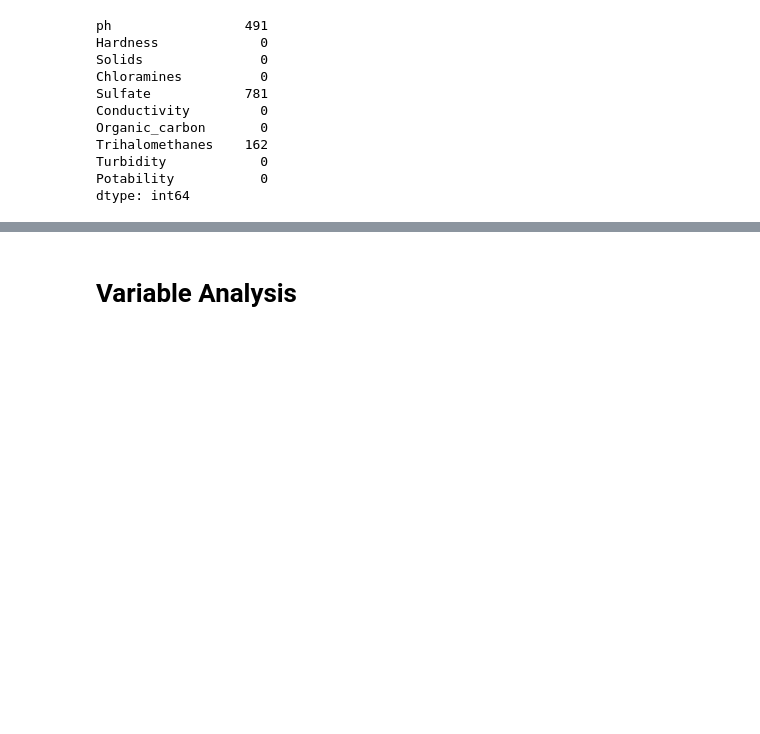
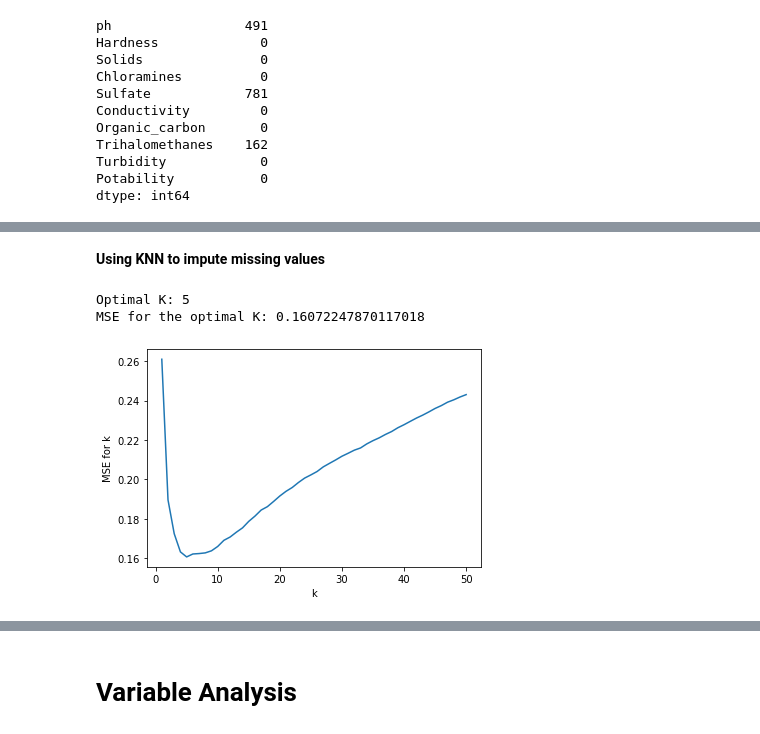
Before and after one commit to catherineerickson/STAT-303-3-Project, a Jupyter notebook: Project EDA.ipynb, the cells around one changed output, grey strips where cells are left out. Drawn from its saved outputs; the diff is of its cells as text; code cells hidden in the pictures; blank space fills up the shorter version.

```diff
--- a/Project EDA.ipynb
+++ b/Project EDA.ipynb
@@ -121,0 +134,2 @@ df.describe()
+# %% [markdown]
+**Using KNN to impute missing values**
@@ -121,0 +143,56 @@ df.describe()
+# %%
+MSE_whole_data = []
+#Iterate over the potential optimal values of the hyperparameter 'k' of the KNN algorithm
+for k in range(1, 51):
+    #Impute the missing values of X_scaled (5380 rows, 765 columns) with the 'k' under consideration
+    #Let us call the imputed dataset as 'X_imputed_k'. This dataset has no missing values.
+    imputer = KNNImputer(n_neighbors=k)
+    X_imputed_k = imputer.fit_transform(X_scaled)
+    X_imputed_k = pd.DataFrame(X_imputed_k, columns=X_scaled.columns)
+    MSE_multiplied = []
+    MSE = []
+    #Iterate over each predictor in the data
+    for predictor in X_scaled.columns:
+        #If there are no missing values in 'predictor', skip the lines below, and continue with the next predictor
+        if X_scaled[predictor].isna().sum() == 0:
+            continue
+        #Remove the observations from 'X_imputed_k', where the 'predictor' has actual missing values.
+        #We don't know the true values of those observations for the 'predictor' column, and hence cannot
+        #compute the cross-validation error on them. Let the dataframe with the removed observations be
+        #X_imputed_non_missing_k
+        missing_mask = X_scaled[predictor].isna()
+        X_imputed_non_missing_k = X_imputed_k.loc[~missing_mask, :]
+        #Similarly, remove the observations that have missing values in 'predictor' and call the
+        #resulting Series as 'predictor_nonmissing'
+        predictor_nonmissing = X_scaled.loc[~missing_mask, predictor]
+        #Consider 'predictor_nonmissing' as the response, and 'X_imputed_non_missing_k' as predictors
+        knn = KNeighborsRegressor(n_neighbors=k)
+        #Use cross_val_score to compute the 5-fold cross-validated MSE when 'predictor_nonmissing' is
+        #predicted using 'X_imputed_non_missing_k' as the set of predictors, with the KNN model having
+        #K = k
+        cv_scores= -cross_val_score(knn, X_imputed_non_missing_k, predictor_nonmissing, cv=5, scoring='neg_mean_squared_error')
+        #Compute the weighted average of MSEs, and then MSE_whole_data_k as mentioned in steps 6-7 of the announcement
+        MSE.append(np.mean(cv_scores))
+        MSE_multiplied.append(np.mean(cv_scores) * missing_mask.sum())
+    total_se_k = sum(MSE_multiplied)
+    MSE_whole_data_k = total_se_k / X_scaled.isnull().sum().sum()
+    MSE_whole_data.append(MSE_whole_data_k)
+# %%
+# Find optimal K
+optimal_k = np.argmin(MSE_whole_data) + 1
+MSE_optimal_k = MSE_whole_data[optimal_k - 1]
+print("Optimal K:", optimal_k)
+print('MSE for the optimal K:', MSE_optimal_k)
+# %% [output]
+Optimal K: 5
+MSE for the optimal K: 0.16072247870117018
+# %%
+#plot MSEwhole_data_k vs k, and report the (2) optimal K, (3) MSEwhole_data_K for the optimal K, and (4) the option (a) or (b) chosen in step 4.
+#Note that this template is for following option (a) in step 4 in the announcement.
+# Plot MSEwhole_data_k vs k
+plt.plot(range(1, 51), MSE_whole_data)
+plt.xlabel('k')
+plt.ylabel('MSE for k')
+plt.show()
+# %% [output]
+[figure, added]
```
Also changed, not shown: parts of 18 cells of this notebook, 1 other file.
